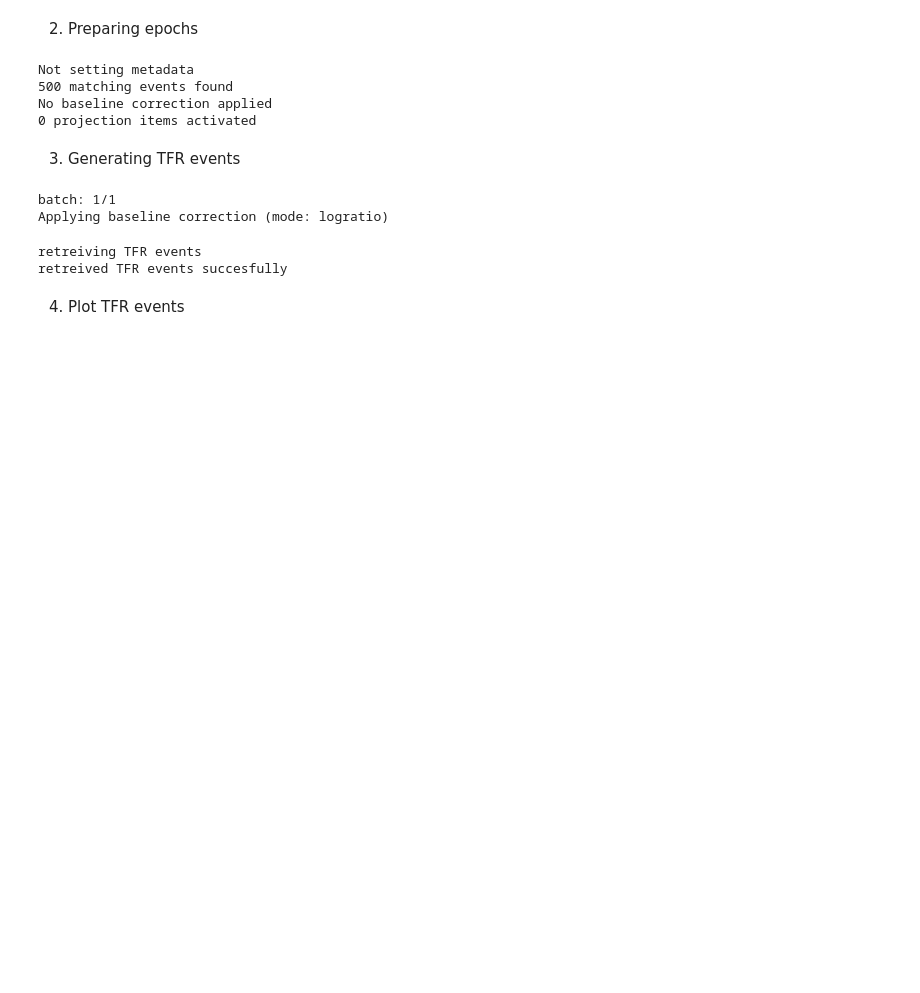
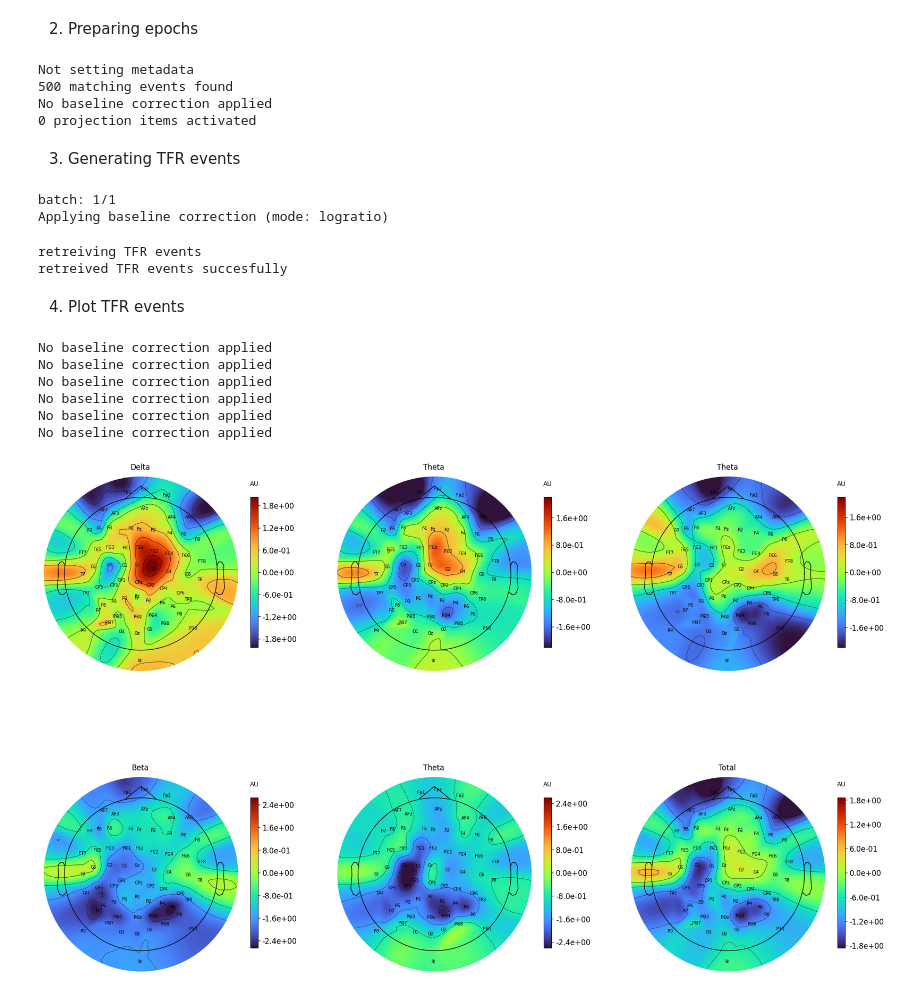
Before and after one commit to ArianVT/HMP-TFR, a Jupyter notebook: HMP-TFR.ipynb, the cells around one changed output. Saved outputs shown, nothing was run; the diff lists cells and outputs as text; code cells hidden in the pictures; blank space fills up the shorter version.

Commit message:
Added Topomap and conventional dB conversion

```diff
--- a/HMP-TFR.ipynb
+++ b/HMP-TFR.ipynb
@@ -162,5 +162,15 @@ retreiving TFR events
 retreived TFR events succesfully
 # %% [markdown]
 4. Plot TFR events
+# %%
+AvT.plot_topomaps(tfr)
+# %% [output]
+No baseline correction applied
+No baseline correction applied
+No baseline correction applied
+No baseline correction applied
+No baseline correction applied
+No baseline correction applied
+[figure, added]
 # %%
 #parameters
```
Also changed, not shown: parts of 1 cell of this notebook, 2 other files.
